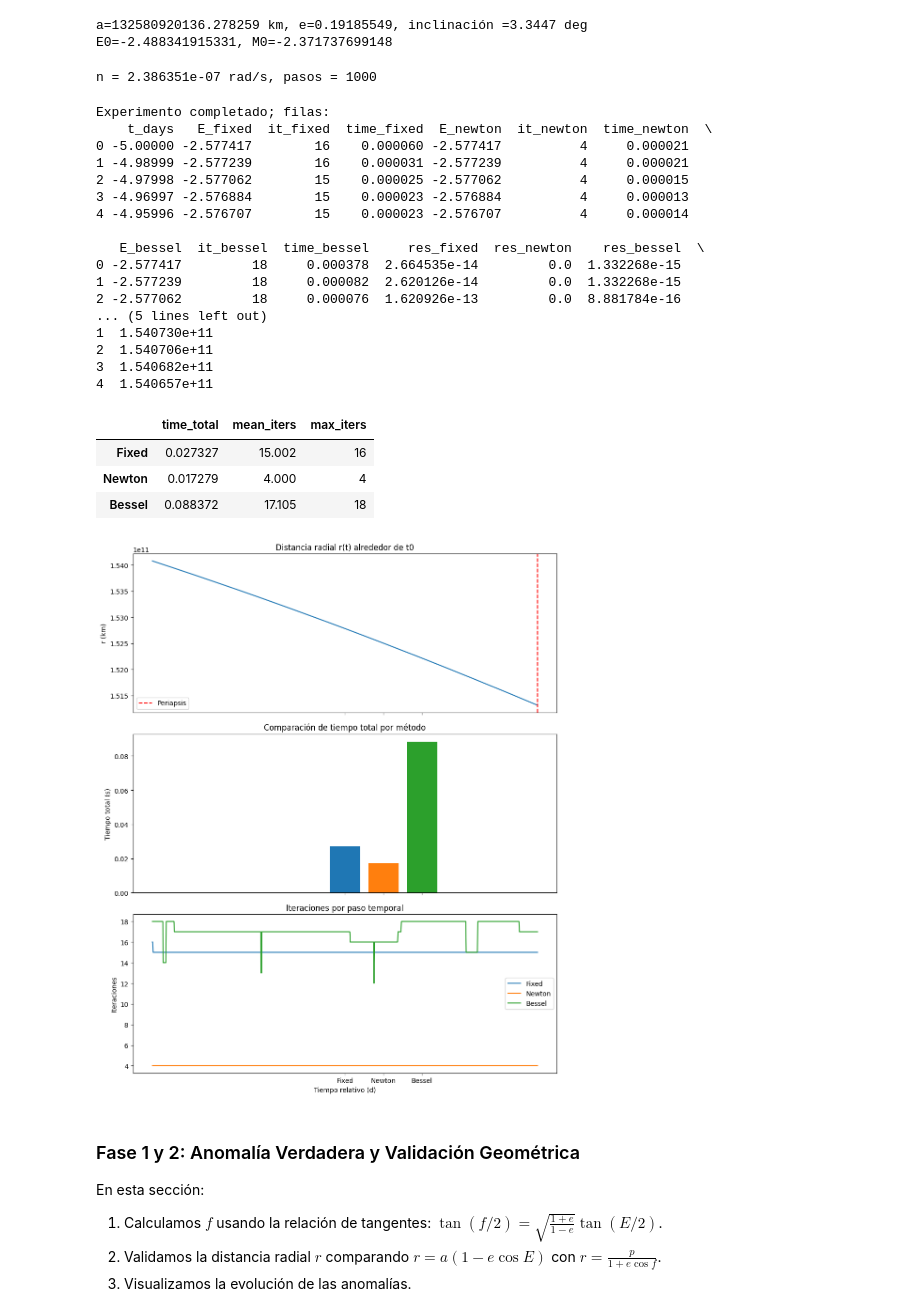
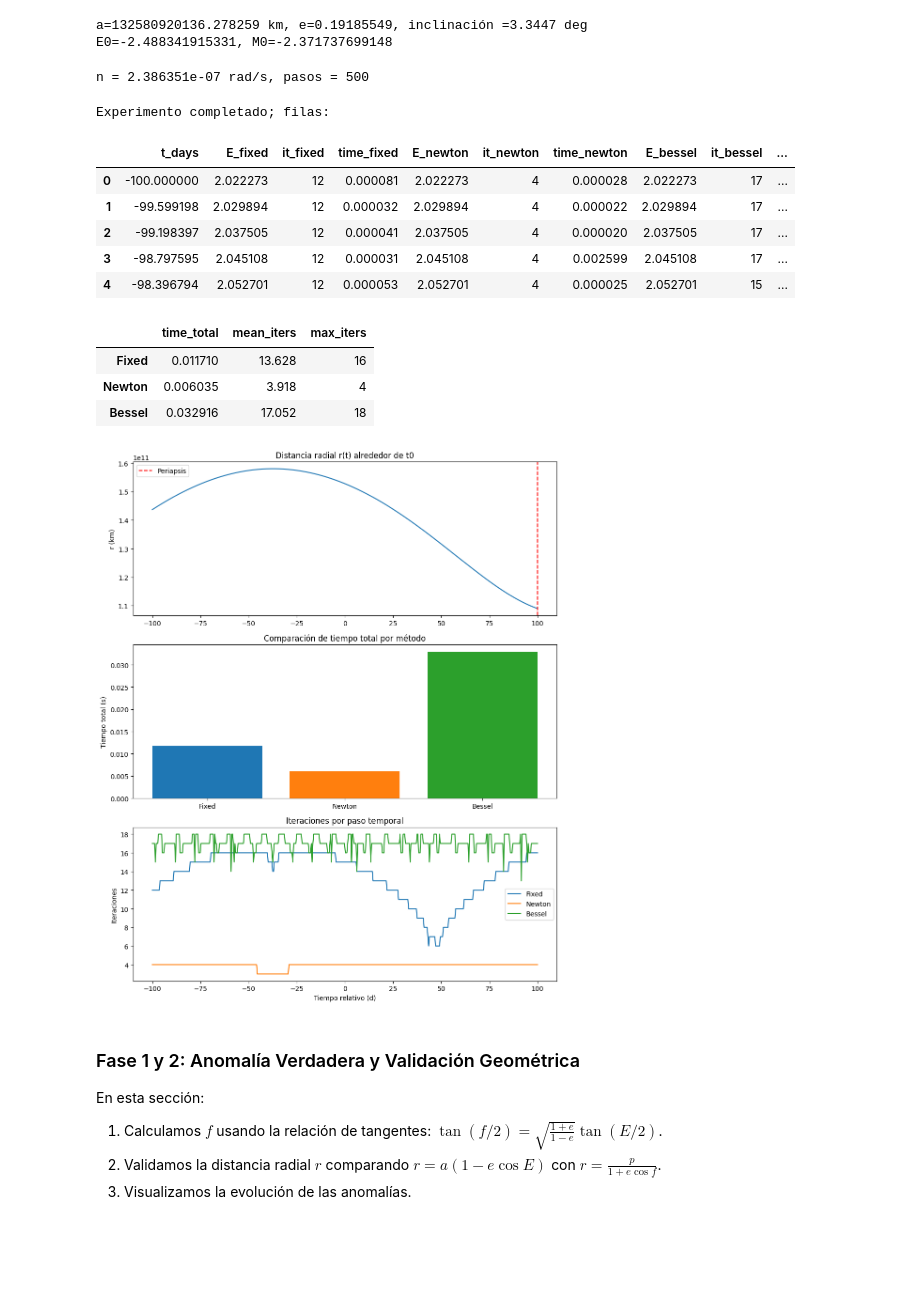
Before and after one commit to meccel-2026-2/Apophis-Asteroid-Project, a Jupyter notebook: analisis/nb03_Anomalias.ipynb, the cells around one changed output. Drawn from its saved outputs; the diff is of its cells as text; code cells hidden in the pictures; blank space fills up the shorter version.

Commit message:
Cambio en ventana de tiempo para mejor visualización del comportamiento de anomalías

```diff
--- a/analisis/nb03_Anomalias.ipynb
+++ b/analisis/nb03_Anomalias.ipynb
@@ -19,12 +17,12 @@ Este notebook obtiene el estado de Apophis desde Horizons, convierte a elementos
 # Constante gravitacional del Sol en km^3/s^2
 GM_sun = pc.constantes.mu_sun  # km^3 / s^2
 
-# Parámetros del experimento
+# Parámetros del experimento ampliados para ver no-linealidad
 delta = 1e-12  # tolerancia
 maxiter = 200
-t0_str = '2029-03-20'  # epoch antes del acercamiento
-window_days = 10.0
-Nsteps = 1000
+t0_str = '2029-03-20'  # epoch
+window_days = 200.0    # Aumentamos de 10 a 200 días
+Nsteps = 500           # Suficientes puntos para ver la curva
 # %%
 # 1) Consulta a Horizons para obtener r,v de Apophis (ID 99942) en t0
 datos = pc.consulta_horizons(id='99942', location='@0', epochs=t0_str, datos='vectors')
@@ -69,7 +67,7 @@ Ms = M0 + n * ts
 Ms = (Ms + np.pi) % (2*np.pi) - np.pi
 print(f'n = {n:.6e} rad/s, pasos = {len(ts)}')
 # %% [output]
-n = 2.386351e-07 rad/s, pasos = 1000
+n = 2.386351e-07 rad/s, pasos = 500
 # %%
 # 4) Implementación de solucionadores
 def kepler_fixed_point(M, e, tol=1e-12, maxiter=200):
@@ -131,25 +129,15 @@ dfres = pd.DataFrame(results)
 # calcular r(t) usando E de Newton como referencia
 dfres['r_km'] = a * (1 - e * np.cos(dfres['E_newton']))
 print('Experimento completado; filas:')
-print(dfres.head())
+dfres.head()
 # %% [output]
 Experimento completado; filas:
-    t_days   E_fixed  it_fixed  time_fixed  E_newton  it_newton  time_newton  \
-0 -5.00000 -2.577417        16    0.000060 -2.577417          4     0.000021
-1 -4.98999 -2.577239        16    0.000031 -2.577239          4     0.000021
-2 -4.97998 -2.577062        15    0.000025 -2.577062          4     0.000015
-3 -4.96997 -2.576884        15    0.000023 -2.576884          4     0.000013
-4 -4.95996 -2.576707        15    0.000023 -2.576707          4     0.000014
-
-   E_bessel  it_bessel  time_bessel     res_fixed  res_newton    res_bessel  \
-0 -2.577417         18     0.000378  2.664535e-14         0.0  1.332268e-15
-1 -2.577239         18     0.000082  2.620126e-14         0.0  1.332268e-15
-2 -2.577062         18     0.000076  1.620926e-13         0.0  8.881784e-16
-... (5 lines left out)
-1  1.540730e+11
-2  1.540706e+11
-3  1.540682e+11
-4  1.540657e+11
+|  | t_days | E_fixed | it_fixed | time_fixed | E_newton | it_newton | time_newton | E_bessel | it_bessel | ... |
+| 0 | -100.000000 | 2.022273 | 12 | 0.000081 | 2.022273 | 4 | 0.000028 | 2.022273 | 17 | ... |
+| 1 | -99.599198 | 2.029894 | 12 | 0.000032 | 2.029894 | 4 | 0.000022 | 2.029894 | 17 | ... |
+| 2 | -99.198397 | 2.037505 | 12 | 0.000041 | 2.037505 | 4 | 0.000020 | 2.037505 | 17 | ... |
+| 3 | -98.797595 | 2.045108 | 12 | 0.000031 | 2.045108 | 4 | 0.002599 | 2.045108 | 17 | ... |
+| 4 | -98.396794 | 2.052701 | 12 | 0.000053 | 2.052701 | 4 | 0.000025 | 2.052701 | 15 | ... |
 # %%
 # 6) Métricas y resumen
 summary = pd.DataFrame({
@@ -162,34 +150,34 @@ summary = pd.DataFrame({
 summary.head()
 # %% [output]
 |  | time_total | mean_iters | max_iters |
-| Fixed | 0.027327 | 15.002 | 16 |
-| Newton | 0.017279 | 4.000 | 4 |
-| Bessel | 0.088372 | 17.105 | 18 |
+| Fixed | 0.011710 | 13.628 | 16 |
+| Newton | 0.006035 | 3.918 | 4 |
+| Bessel | 0.032916 | 17.052 | 18 |
 # %%
 # 7) Visualizaciones
-fig, ax = plt.subplots(3,1, figsize=(10,12), sharex=True)
+fig, ax = plt.subplots(3,1, figsize=(10,12), sharex=False)
 ax[0].plot(ts_days, dfres['r_km'])
 ax[0].set_ylabel('r (km)')
 ax[0].set_title('Distancia radial r(t) alrededor de t0')
 imin = dfres['r_km'].idxmin()
 ax[0].axvline(ts_days[imin], color='red', linestyle='--', label='Periapsis')
 ax[0].legend()
 methods = ['Fixed','Newton','Bessel']
 times = [dfres['time_fixed'].sum(), dfres['time_newton'].sum(), dfres['time_bessel'].sum()]
 ax[1].bar(methods, times, color=['C0','C1','C2'])
 ax[1].set_ylabel('Tiempo total (s)')
 ax[1].set_title('Comparación de tiempo total por método')
 ax[2].plot(ts_days, dfres['it_fixed'], label='Fixed')
 ax[2].plot(ts_days, dfres['it_newton'], label='Newton')
 ax[2].plot(ts_days, dfres['it_bessel'], label='Bessel')
 ax[2].set_ylabel('Iteraciones')
 ax[2].set_xlabel('Tiempo relativo (d)')
 ax[2].set_title('Iteraciones por paso temporal')
 ax[2].legend()
 plt.tight_layout()
 plt.show()
 # %% [output]
-[figure, old version]
+[figure, new version]
 # %% [markdown]
 ### Fase 1 y 2: Anomalía Verdadera y Validación Geométrica
 
```
Also changed, not shown: parts of 3 cells of this notebook.
